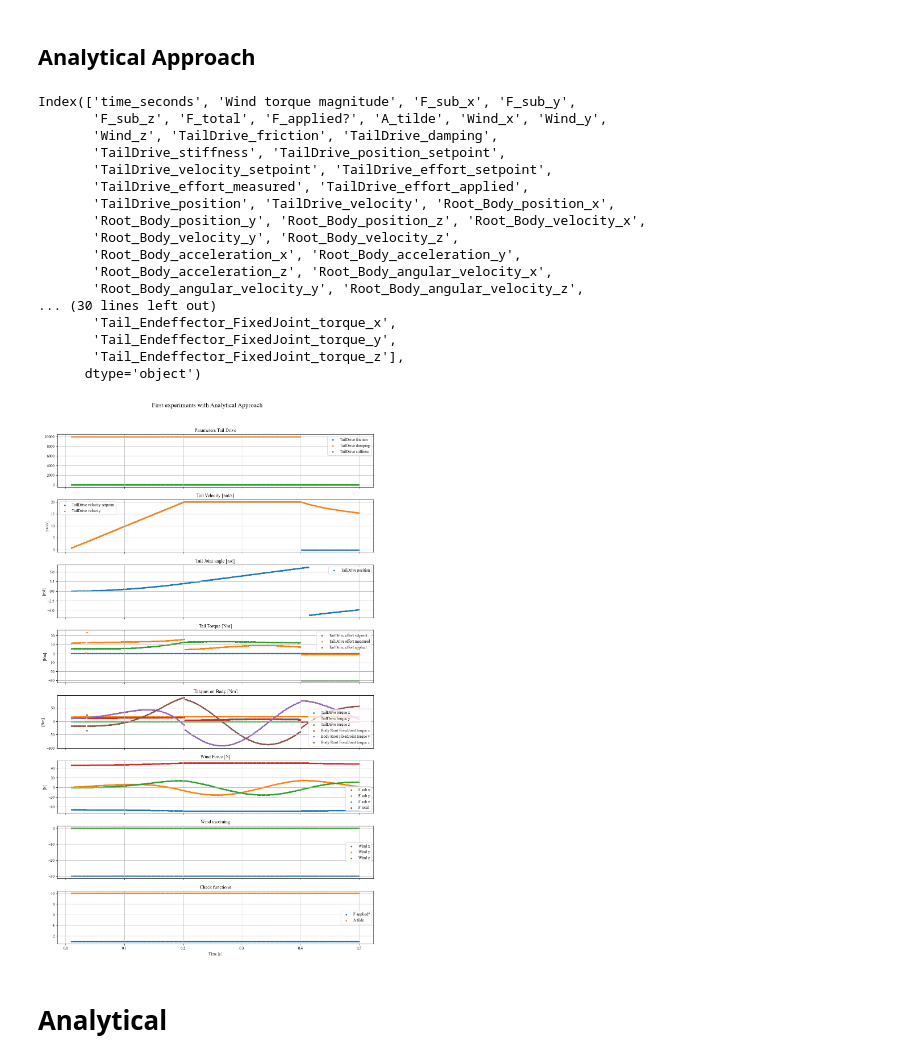
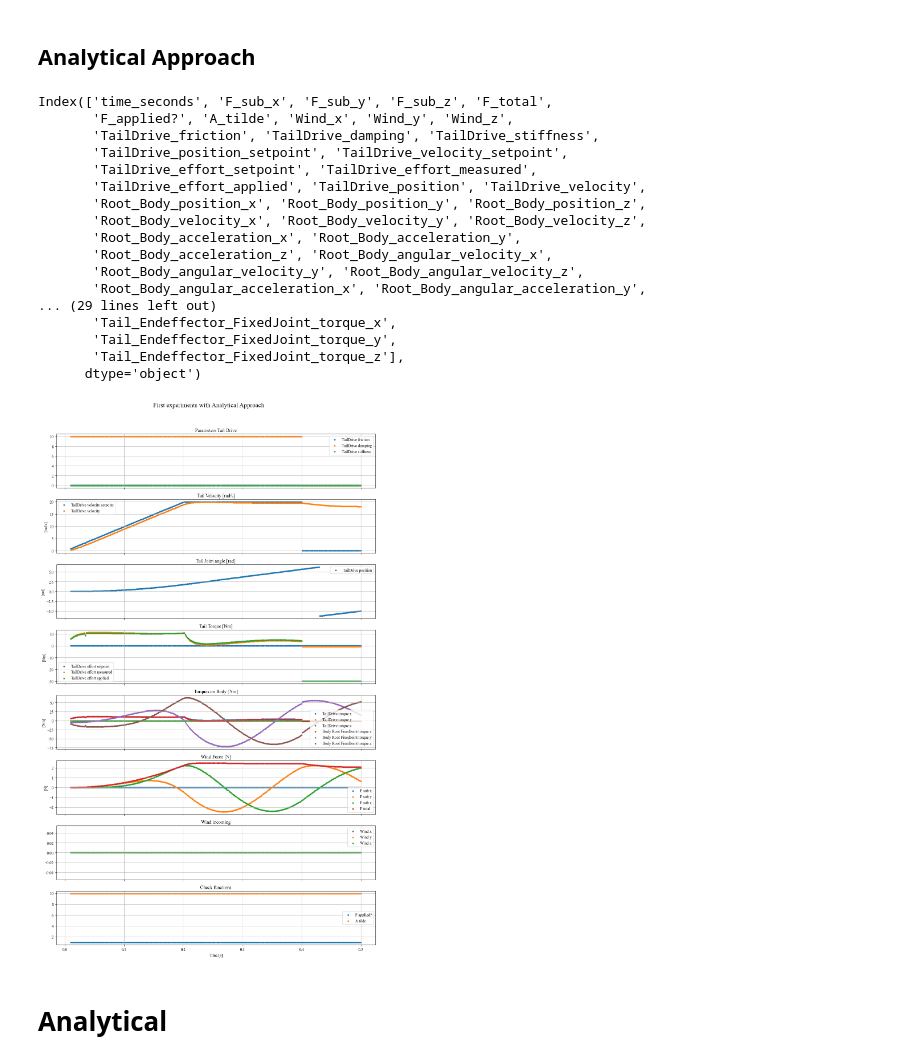
Before and after one commit to Maexerich/IsaacLab, a Jupyter notebook: source/data_visualization_v1.ipynb, the cells around one changed output. Saved outputs shown, nothing was run; the diff lists cells and outputs as text; code cells hidden in the pictures.

```diff
--- a/source/data_visualization_v1.ipynb
+++ b/source/data_visualization_v1.ipynb
@@ -261,38 +244,38 @@ Index(['time_seconds', 'TailDrive_friction', 'TailDrive_damping',
 ## Analytical Approach
 # %%
 ## Analytical Approach
-df_an = pd.read_csv('results/AnalyticalApproach_Forces_applied.csv')
+df_an = pd.read_csv('results/AnalyticalDebug_noWind_onlyDrag_applied.csv')
 stuff_to_plot = {
     "Parameters Tail Drive": ["TailDrive_friction", "TailDrive_damping", "TailDrive_stiffness"],
     "Tail Velocity [rad/s]": ["TailDrive_velocity_setpoint", "TailDrive_velocity"],
     "Tail Joint angle [rad]": ["TailDrive_position"],
     "Tail Torque [Nm]": ["TailDrive_effort_setpoint", "TailDrive_effort_measured", "TailDrive_effort_applied"],
     "Torques on Body [Nm]": ["TailDrive_torque_x", "TailDrive_torque_y", "TailDrive_torque_z", "Body_Root_FixedJoint_torque_x", "Body_Root_FixedJoint_torque_y", "Body_Root_FixedJoint_torque_z"],
     "Wind Force [N]": ["F_sub_x", "F_sub_y", "F_sub_z", "F_total"],
     "Wind incoming": ["Wind_x", "Wind_y", "Wind_z"],
     "Check functions": ["F_applied?", "A_tilde"],
 }
 print(df_an.columns)
 overview_plot(df_an, stuff_to_plot, "First experiments with Analytical Approach", time_range=(0.01, 1))
 # %% [output]
-Index(['time_seconds', 'Wind torque magnitude', 'F_sub_x', 'F_sub_y',
-       'F_sub_z', 'F_total', 'F_applied?', 'A_tilde', 'Wind_x', 'Wind_y',
-       'Wind_z', 'TailDrive_friction', 'TailDrive_damping',
-       'TailDrive_stiffness', 'TailDrive_position_setpoint',
-       'TailDrive_velocity_setpoint', 'TailDrive_effort_setpoint',
-       'TailDrive_effort_measured', 'TailDrive_effort_applied',
-       'TailDrive_position', 'TailDrive_velocity', 'Root_Body_position_x',
-       'Root_Body_position_y', 'Root_Body_position_z', 'Root_Body_velocity_x',
-       'Root_Body_velocity_y', 'Root_Body_velocity_z',
+Index(['time_seconds', 'F_sub_x', 'F_sub_y', 'F_sub_z', 'F_total',
+       'F_applied?', 'A_tilde', 'Wind_x', 'Wind_y', 'Wind_z',
+       'TailDrive_friction', 'TailDrive_damping', 'TailDrive_stiffness',
+       'TailDrive_position_setpoint', 'TailDrive_velocity_setpoint',
+       'TailDrive_effort_setpoint', 'TailDrive_effort_measured',
+       'TailDrive_effort_applied', 'TailDrive_position', 'TailDrive_velocity',
+       'Root_Body_position_x', 'Root_Body_position_y', 'Root_Body_position_z',
+       'Root_Body_velocity_x', 'Root_Body_velocity_y', 'Root_Body_velocity_z',
        'Root_Body_acceleration_x', 'Root_Body_acceleration_y',
        'Root_Body_acceleration_z', 'Root_Body_angular_velocity_x',
        'Root_Body_angular_velocity_y', 'Root_Body_angular_velocity_z',
-... (30 lines left out)
+       'Root_Body_angular_acceleration_x', 'Root_Body_angular_acceleration_y',
+... (29 lines left out)
        'Tail_Endeffector_FixedJoint_torque_x',
        'Tail_Endeffector_FixedJoint_torque_y',
        'Tail_Endeffector_FixedJoint_torque_z'],
       dtype='object')
-[figure, old version]
+[figure, new version]
 # %% [markdown]
 # Analytical
 # %%
```
Also changed, not shown: parts of 12 cells of this notebook, 39 other files.
